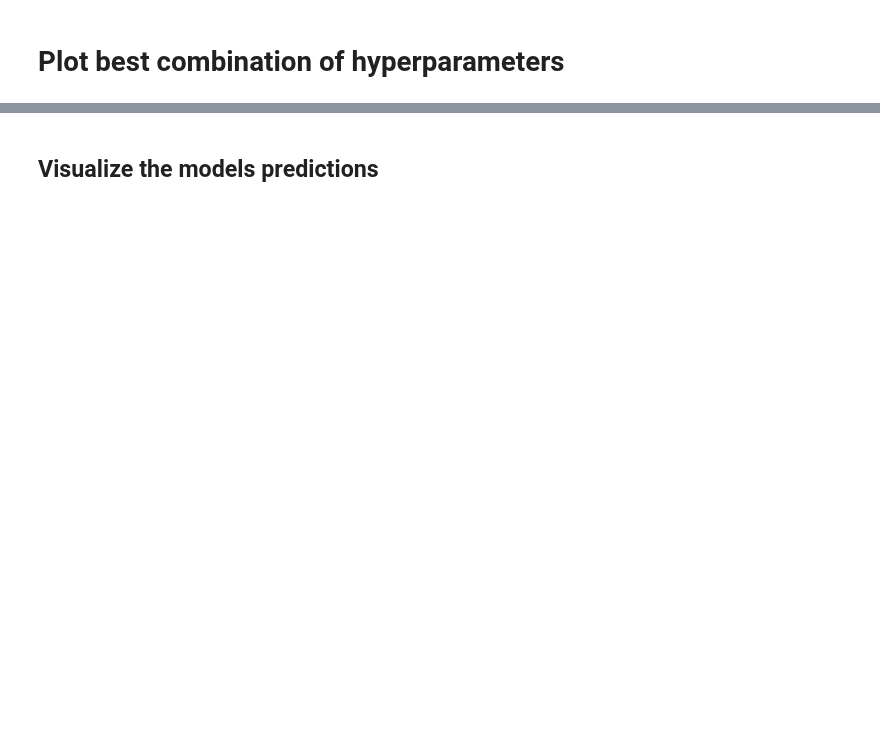
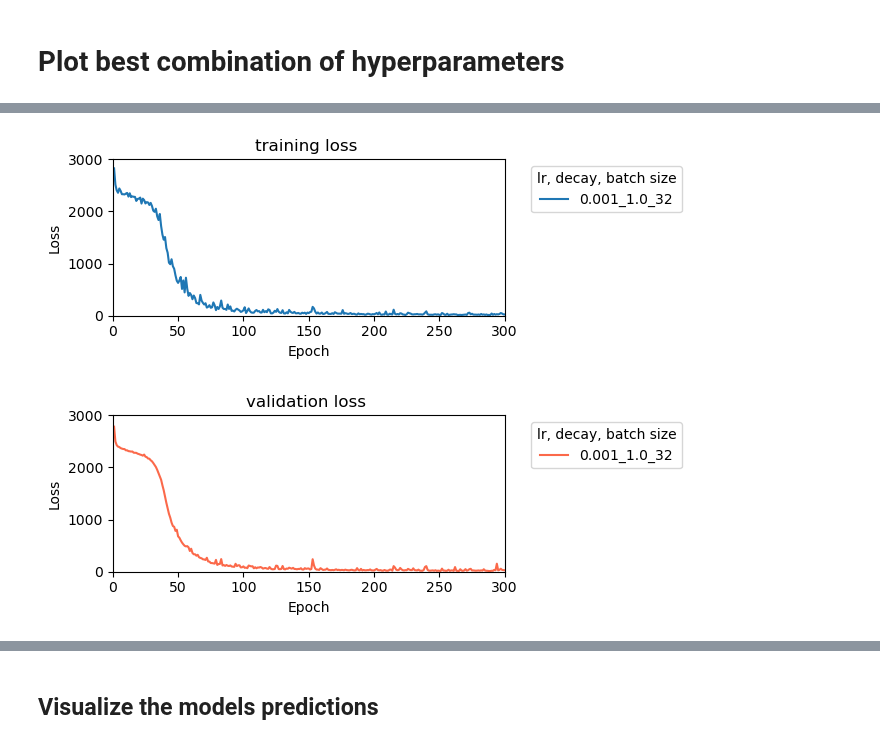
Before and after one commit to luisas/fl4tsf, a Jupyter notebook: analysis/02_centralized_training.ipynb, the cells around one changed output, grey strips where cells are left out. Drawn from its saved outputs; the diff is of its cells as text; code cells hidden in the pictures; blank space fills up the shorter version.

```diff
--- a/analysis/02_centralized_training.ipynb
+++ b/analysis/02_centralized_training.ipynb
@@ -6,7 +6,8 @@
 - Get approximately the global centralized loss value it can reach. To be compared with federated setting.
 # %%
 import os
-os.chdir("/Users/luisa/Desktop/nygc/cluster/projects/fl4tsf")
+os.chdir("/Users/luisa/Desktop/nygc/cluster/projects/fl4tsf/bin")
+%matplotlib inline
 import torch
 import pandas as pd
 import matplotlib.pyplot as plt
@@ -16,8 +17,10 @@ import numpy as np
 import json
 from plot_utils import plot_n_outputs
 from flower.task import Net
+import seaborn as sns
+import matplotlib.pyplot as plt
 
 
-centralized_training_loss = glob.glob(f"results_centralized_hyperparam_new/**/centralized_training/**/loss_per_epoch.csv", recursive=True)
+centralized_training_loss = glob.glob(f"../results_centralized_hyperparam_new/**/centralized_training/300_epochs/**/loss_per_epoch.csv", recursive=True)
 print(f"Found {len(centralized_training_loss)} files")
 # %% [output]
@@ -268,0 +152,15 @@ df_plot
+# %%
+best_bs =32
+best_lr = 0.001
+best_decay = 1.0
+
+loss_type = "train"
+
+
+df_plot = df_centralized_training_loss[
+    (df_centralized_training_loss['batch_size'] == best_bs) &
+    (df_centralized_training_loss['lr'] == best_lr) &
+    (df_centralized_training_loss['lrdecay'] == best_decay)
+]
+# combine lr, clipping and batch size into a single column
+df_plot['lr_decay_bs'] = df_plot['lr'].astype(str) + "_" + df_plot['lrdecay'].astype(str) + "_" + df_plot['batch_size'].astype(str)
@@ -269,42 +173,51 @@ df_plot
 # %%
 plt.figure(figsize=(5, 2.5))
-
+reds = sns.color_palette("Reds", n_colors=1)
 # # Plot training loss
 sns.lineplot(
     data=df_plot,
     x='epoch',
     y='train_loss',
     hue='lr_decay_bs',
     palette='tab10'
 )
-reds = sns.color_palette("Reds", n_colors=1)
-plt.legend(title="lr, decay, batch size", bbox_to_anchor=(1.05, 1), loc='upper left')
+
 plt.ylim(bottom=0)
 plt.xlim(left=0, right=20)
-plt.xticks(ticks=range(0, df_plot['epoch'].max() + 1, 50))
+plt.xticks(ticks=range(0, df['epoch'].max() + 1, 50))
+plt.xlabel('Epoch')
+plt.ylabel('Loss')
 plt.title('training loss ')
+plt.ylim(0,3000)
+plt.tight_layout()
+plt.legend(title="lr, decay, batch size", bbox_to_anchor=(1.05, 1), loc='upper left')
 plt.show()
+
+
 # # Plot validation loss
 plt.figure(figsize=(5, 2.5))
 sns.lineplot(
     data=df_plot,
     x='epoch',
     y='val_loss',
     hue='lr_decay_bs',
     palette=reds,
     linestyle='-',
 )
 
 plt.ylim(bottom=0)
 plt.xlim(left=0, right=20)
 plt.xticks(ticks=range(0, df_plot['epoch'].max() + 1, 50))
 plt.xlabel('Epoch')
 plt.ylabel('Loss')
 plt.title('validation loss ')
-
+plt.ylim(0,3000)
 plt.tight_layout()
 plt.legend(title="lr, decay, batch size", bbox_to_anchor=(1.05, 1), loc='upper left')
 plt.show()
+# %% [output]
+[figure, added]
+[figure, added]
 # %%
 # Get the min loss
 min_train_loss = df_plot['train_loss'].min()
```
Also changed, not shown: parts of 18 cells of this notebook, 5 other files.
